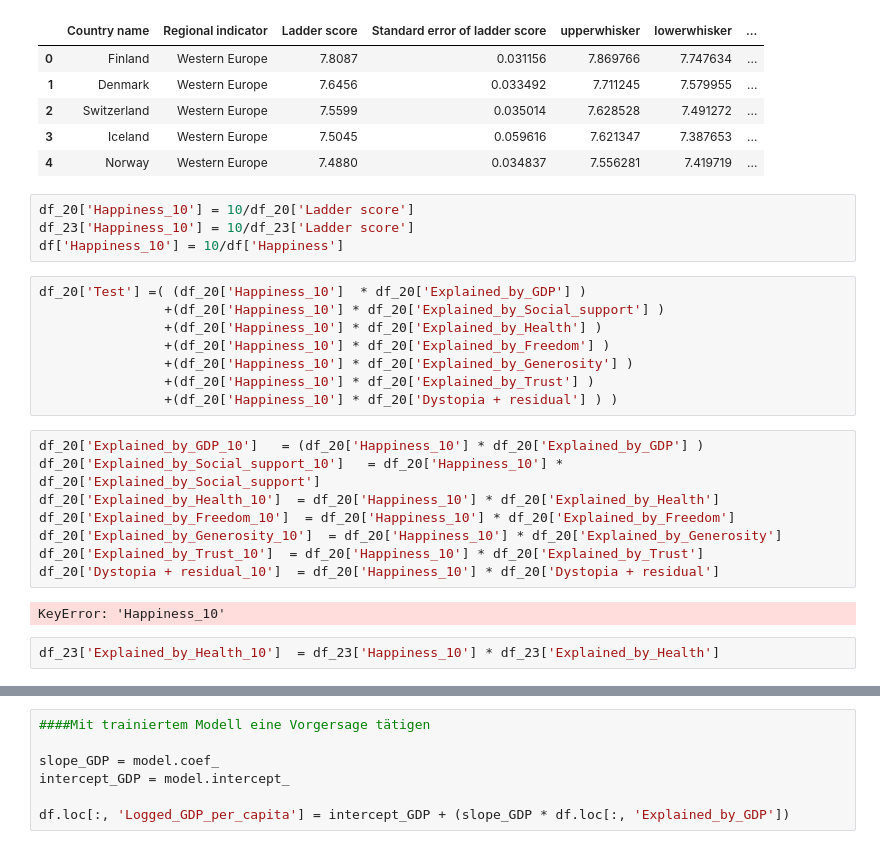
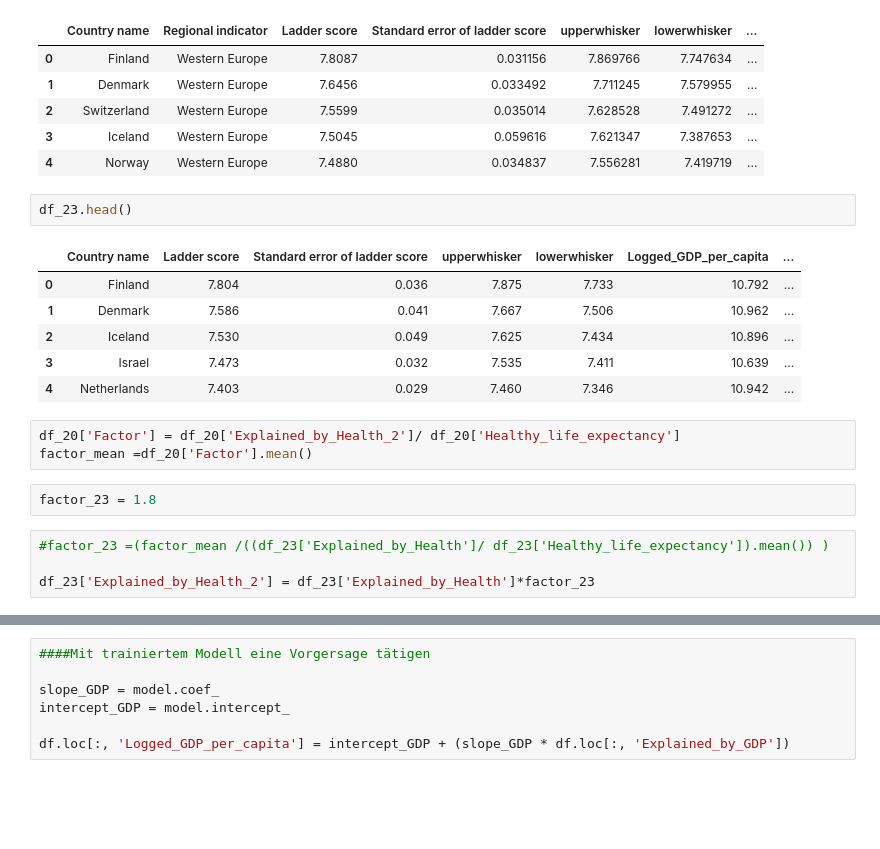
Before and after one commit to fakesheep38/HapPy, a Jupyter notebook: berechnung_neuer_Variabeln_fail.ipynb, the cells around one changed output, grey strips where cells are left out. Cells and saved outputs as stored; diff of their text form; blank space fills up the shorter version.

```diff
--- a/berechnung_neuer_Variabeln_fail.ipynb
+++ b/berechnung_neuer_Variabeln_fail.ipynb
@@ -80,27 +80,21 @@ df_20.head()
 | 2 | Switzerland | Western Europe | 7.5599 | 0.035014 | 7.628528 | 7.491272 | ... |
 | 3 | Iceland | Western Europe | 7.5045 | 0.059616 | 7.621347 | 7.387653 | ... |
 | 4 | Norway | Western Europe | 7.4880 | 0.034837 | 7.556281 | 7.419719 | ... |
+# %%
+df_23.head()
+# %% [output]
+|  | Country name | Ladder score | Standard error of ladder score | upperwhisker | lowerwhisker | Logged_GDP_per_capita | ... |
+| 0 | Finland | 7.804 | 0.036 | 7.875 | 7.733 | 10.792 | ... |
+| 1 | Denmark | 7.586 | 0.041 | 7.667 | 7.506 | 10.962 | ... |
+| 2 | Iceland | 7.530 | 0.049 | 7.625 | 7.434 | 10.896 | ... |
+| 3 | Israel | 7.473 | 0.032 | 7.535 | 7.411 | 10.639 | ... |
+| 4 | Netherlands | 7.403 | 0.029 | 7.460 | 7.346 | 10.942 | ... |
 # %%
-df_20['Happiness_10'] = 10/df_20['Ladder score']
-df_23['Happiness_10'] = 10/df_23['Ladder score']
-df['Happiness_10'] = 10/df['Happiness']
+df_20['Factor'] = df_20['Explained_by_Health_2']/ df_20['Healthy_life_expectancy']
+factor_mean =df_20['Factor'].mean()
+# %%
+factor_23 = 1.8
 # %%
-df_20['Test'] =( (df_20['Happiness_10']  * df_20['Explained_by_GDP'] )
-                +(df_20['Happiness_10'] * df_20['Explained_by_Social_support'] )
-                +(df_20['Happiness_10'] * df_20['Explained_by_Health'] )
-                +(df_20['Happiness_10'] * df_20['Explained_by_Freedom'] )
-                +(df_20['Happiness_10'] * df_20['Explained_by_Generosity'] )
-                +(df_20['Happiness_10'] * df_20['Explained_by_Trust'] )
-                +(df_20['Happiness_10'] * df_20['Dystopia + residual'] ) )
+#factor_23 =(factor_mean /((df_23['Explained_by_Health']/ df_23['Healthy_life_expectancy']).mean()) )
+
+df_23['Explained_by_Health_2'] = df_23['Explained_by_Health']*factor_23
-# %%
-df_20['Explained_by_GDP_10']   = (df_20['Happiness_10'] * df_20['Explained_by_GDP'] )
-df_20['Explained_by_Social_support_10']   = df_20['Happiness_10'] * df_20['Explained_by_Social_support']
-df_20['Explained_by_Health_10']  = df_20['Happiness_10'] * df_20['Explained_by_Health']
-df_20['Explained_by_Freedom_10']  = df_20['Happiness_10'] * df_20['Explained_by_Freedom']
-df_20['Explained_by_Generosity_10']  = df_20['Happiness_10'] * df_20['Explained_by_Generosity']
-df_20['Explained_by_Trust_10']  = df_20['Happiness_10'] * df_20['Explained_by_Trust']
-df_20['Dystopia + residual_10']  = df_20['Happiness_10'] * df_20['Dystopia + residual']
-# %% [output]
-KeyError: 'Happiness_10'
-# %%
-df_23['Explained_by_Health_10']  = df_23['Happiness_10'] * df_23['Explained_by_Health']
```
Also changed, not shown: parts of 22 cells of this notebook, 1 other file.
